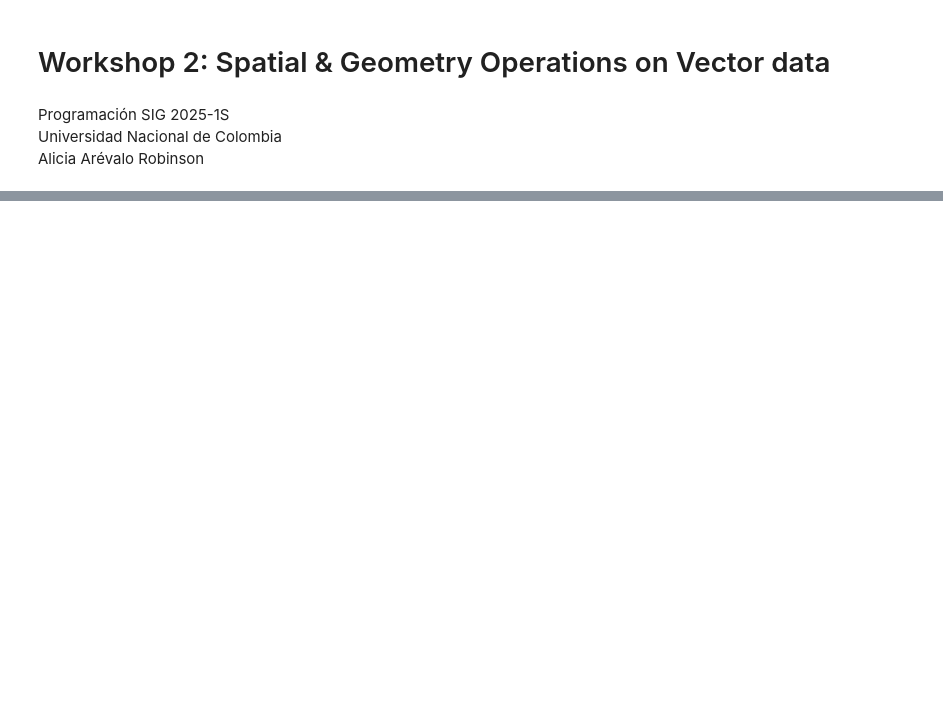
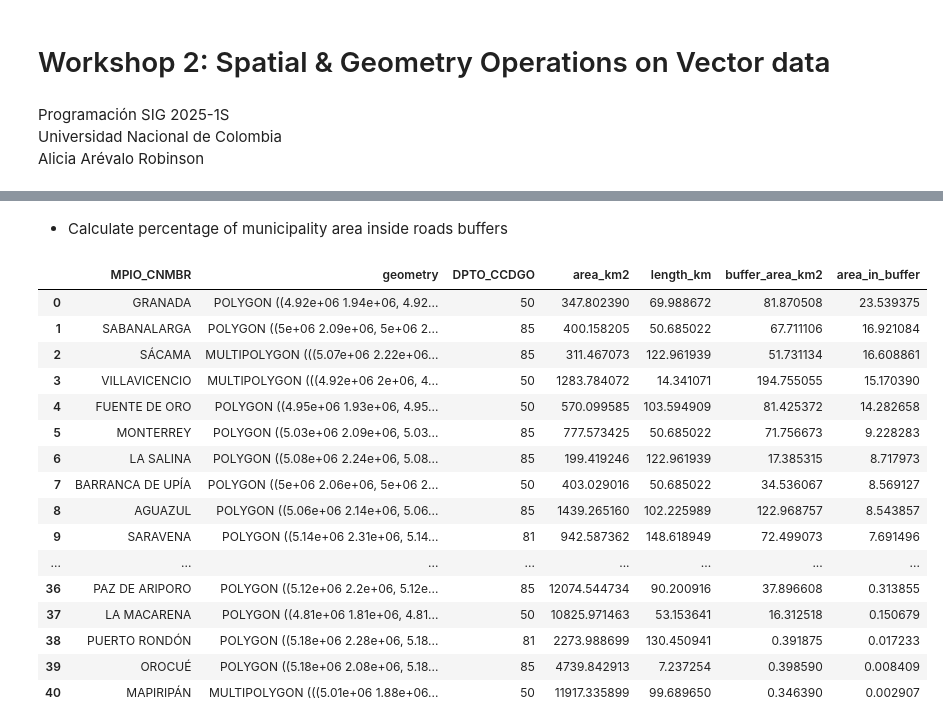
Before and after one commit to aliciaarevalor/PS, a Jupyter notebook: Workshop2_PS_AliciaArevaloRobinson.ipynb, the cells around one changed output, grey strips where cells are left out. Drawn from its saved outputs; the diff is of its cells as text; code cells hidden in the pictures; blank space fills up the shorter version.

```diff
--- a/Workshop2_PS_AliciaArevaloRobinson.ipynb
+++ b/Workshop2_PS_AliciaArevaloRobinson.ipynb
@@ -104,0 +399,6 @@ ideam_gdf
+# %%
+road_buffer=road.copy()
+road_buffer['geometry_1000'] = road_buffer.geometry.buffer(1000)
+road_buffer = road_buffer[['length_km', 'geometry_1000']]
+road_buffer=road_buffer.set_geometry("geometry_1000")
+road_buffer
@@ -104,0 +488,25 @@ ideam_gdf
+# %% [markdown]
+- Calculate percentage of municipality area inside roads buffers
+# %%
+buffer_muni_dissolved['area_in_buffer'] = (buffer_muni_dissolved['buffer_area_km2'] / buffer_muni_dissolved['area_km2']) * 100
+buffer_muni_dissolved = buffer_muni_dissolved.sort_values(by="area_in_buffer", ascending=False)
+buffer_muni_dissolved = buffer_muni_dissolved.reset_index()
+buffer_muni_dissolved
+# %% [output]
+|  | MPIO_CNMBR | geometry | DPTO_CCDGO | area_km2 | length_km | buffer_area_km2 | area_in_buffer |
+| 0 | GRANADA | POLYGON ((4.92e+06 1.94e+06, 4.92... | 50 | 347.802390 | 69.988672 | 81.870508 | 23.539375 |
+| 1 | SABANALARGA | POLYGON ((5e+06 2.09e+06, 5e+06 2... | 85 | 400.158205 | 50.685022 | 67.711106 | 16.921084 |
+| 2 | SÁCAMA | MULTIPOLYGON (((5.07e+06 2.22e+06... | 85 | 311.467073 | 122.961939 | 51.731134 | 16.608861 |
+| 3 | VILLAVICENCIO | MULTIPOLYGON (((4.92e+06 2e+06, 4... | 50 | 1283.784072 | 14.341071 | 194.755055 | 15.170390 |
+| 4 | FUENTE DE ORO | POLYGON ((4.95e+06 1.93e+06, 4.95... | 50 | 570.099585 | 103.594909 | 81.425372 | 14.282658 |
+| 5 | MONTERREY | POLYGON ((5.03e+06 2.09e+06, 5.03... | 85 | 777.573425 | 50.685022 | 71.756673 | 9.228283 |
+| 6 | LA SALINA | POLYGON ((5.08e+06 2.24e+06, 5.08... | 85 | 199.419246 | 122.961939 | 17.385315 | 8.717973 |
+| 7 | BARRANCA DE UPÍA | POLYGON ((5e+06 2.06e+06, 5e+06 2... | 50 | 403.029016 | 50.685022 | 34.536067 | 8.569127 |
+| 8 | AGUAZUL | POLYGON ((5.06e+06 2.14e+06, 5.06... | 85 | 1439.265160 | 102.225989 | 122.968757 | 8.543857 |
+| 9 | SARAVENA | POLYGON ((5.14e+06 2.31e+06, 5.14... | 81 | 942.587362 | 148.618949 | 72.499073 | 7.691496 |
+| ... | ... | ... | ... | ... | ... | ... | ... |
+| 36 | PAZ DE ARIPORO | POLYGON ((5.12e+06 2.2e+06, 5.12e... | 85 | 12074.544734 | 90.200916 | 37.896608 | 0.313855 |
+| 37 | LA MACARENA | POLYGON ((4.81e+06 1.81e+06, 4.81... | 50 | 10825.971463 | 53.153641 | 16.312518 | 0.150679 |
+| 38 | PUERTO RONDÓN | POLYGON ((5.18e+06 2.28e+06, 5.18... | 81 | 2273.988699 | 130.450941 | 0.391875 | 0.017233 |
+| 39 | OROCUÉ | POLYGON ((5.18e+06 2.08e+06, 5.18... | 85 | 4739.842913 | 7.237254 | 0.398590 | 0.008409 |
+| 40 | MAPIRIPÁN | MULTIPOLYGON (((5.01e+06 1.88e+06... | 50 | 11917.335899 | 99.689650 | 0.346390 | 0.002907 |
```
Also changed, not shown: parts of 82 cells of this notebook, 1 other file.
